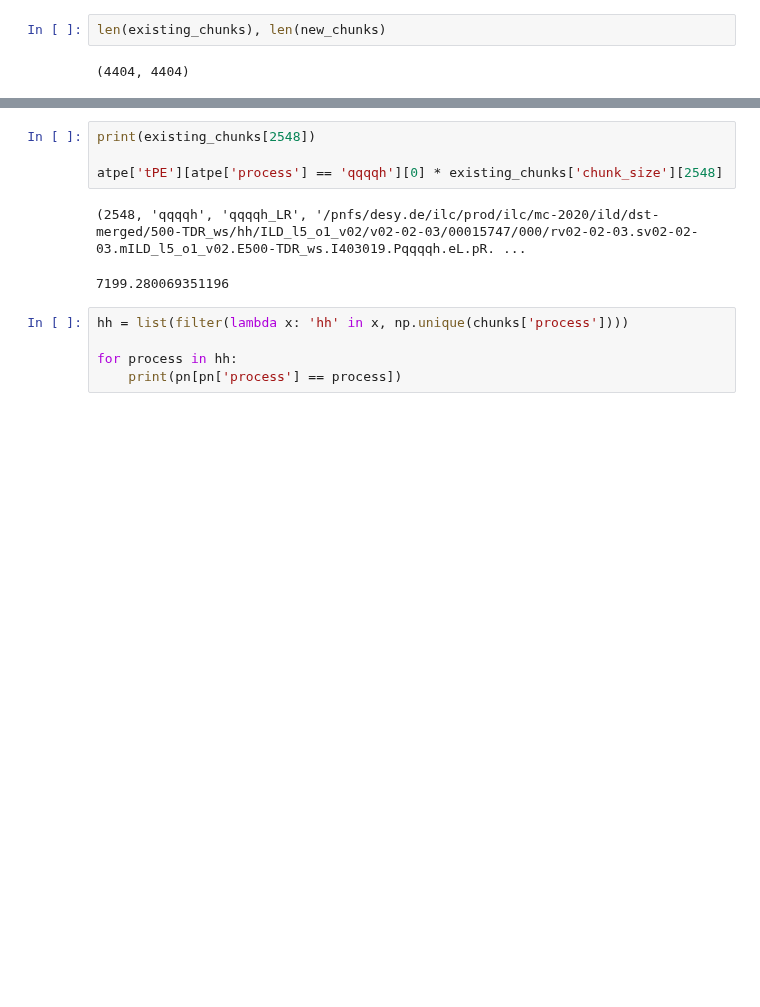
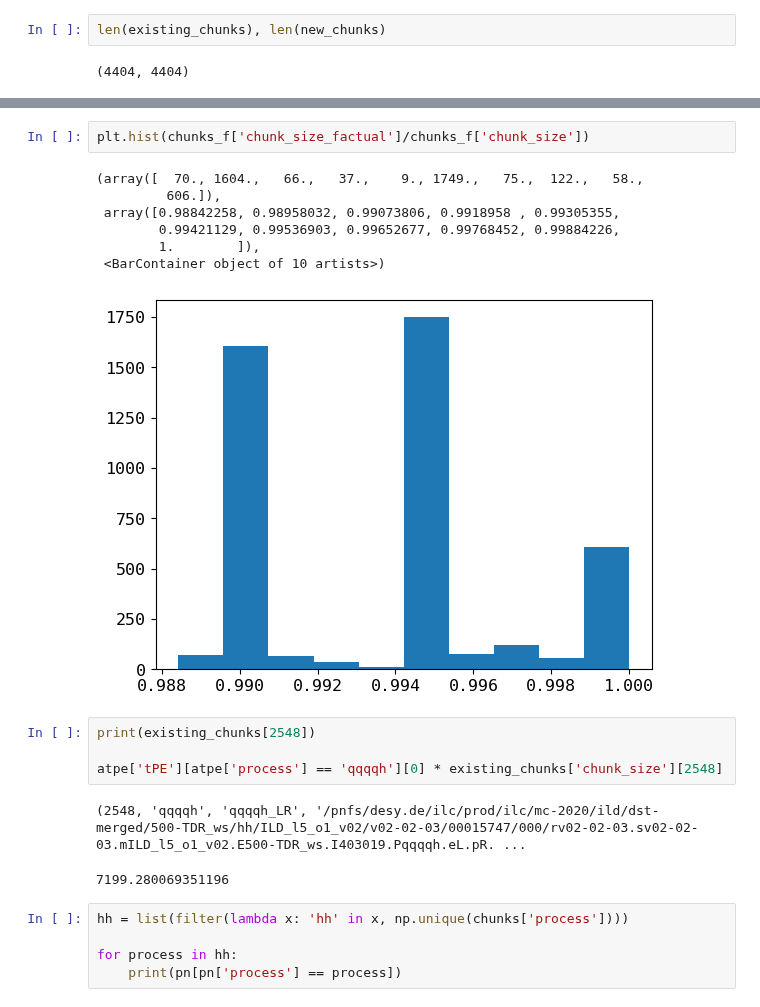
Before and after one commit to ILDAnaSoft/ZHH, a Jupyter notebook: notebooks/5c_chunk_splits.ipynb, the cells around one changed output, grey strips where cells are left out. Saved outputs shown, nothing was run; the diff lists cells and outputs as text; blank space fills up the shorter version.

```diff
--- a/notebooks/5c_chunk_splits.ipynb
+++ b/notebooks/5c_chunk_splits.ipynb
@@ -42,3 +137,13 @@ len(existing_chunks), len(new_chunks)
+# %%
+plt.hist(chunks_f['chunk_size_factual']/chunks_f['chunk_size'])
+# %% [output]
+(array([  70., 1604.,   66.,   37.,    9., 1749.,   75.,  122.,   58.,
+         606.]),
+ array([0.98842258, 0.98958032, 0.99073806, 0.9918958 , 0.99305355,
+        0.99421129, 0.99536903, 0.99652677, 0.99768452, 0.99884226,
+        1.        ]),
+ <BarContainer object of 10 artists>)
+[figure, added]
 # %%
 print(existing_chunks[2548])
 
```
Also changed, not shown: parts of 11 cells of this notebook, 2 other files.
